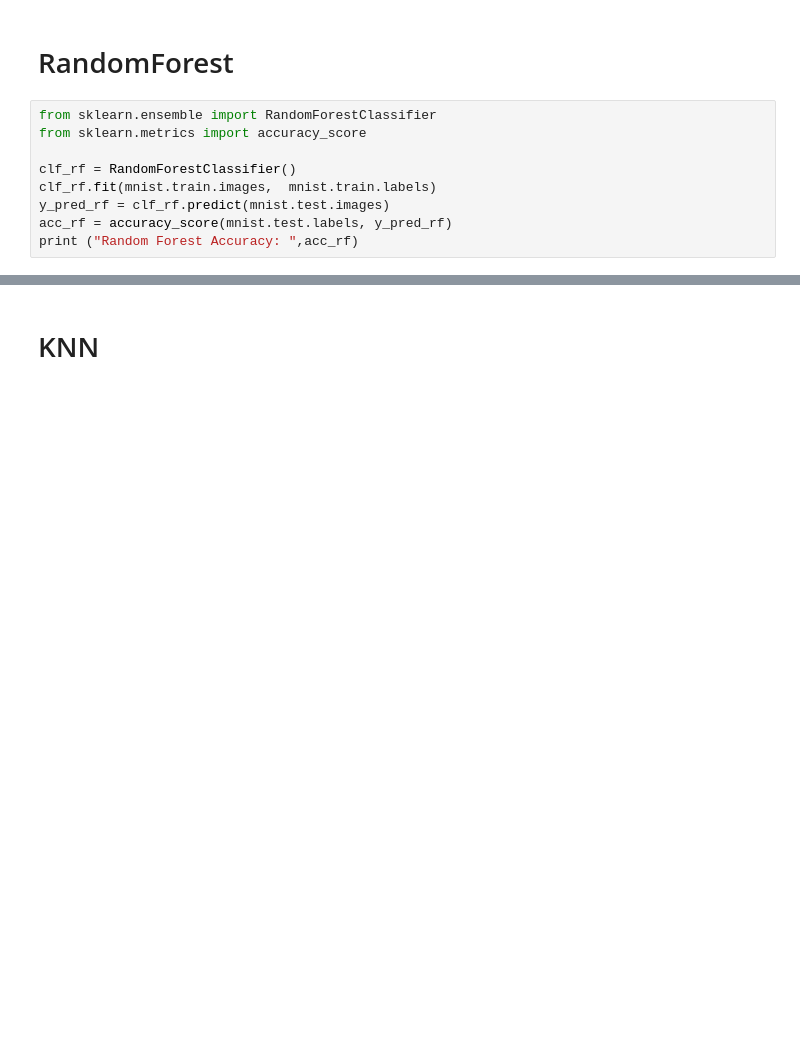
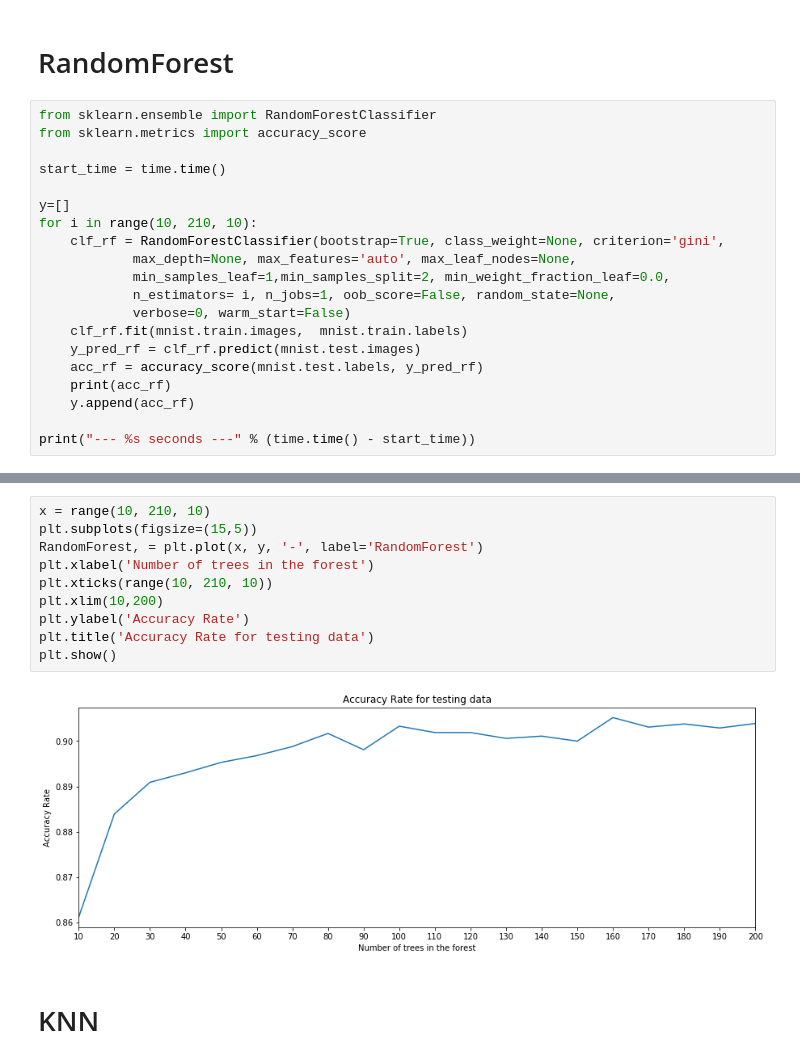
Before and after one commit to chloe0730000/LSE_Project_ST443_Deep_Learning, a Jupyter notebook: ST443_Project-Mnist-DataDescription.ipynb, the cells around one changed output, grey strips where cells are left out. Saved outputs shown, nothing was run; the diff lists cells and outputs as text; blank space fills up the shorter version.

Commit message:
add Random Forest, KNN

```diff
--- a/ST443_Project-Mnist-DataDescription.ipynb
+++ b/ST443_Project-Mnist-DataDescription.ipynb
@@ -318,8 +322,19 @@ plt.show()
 from sklearn.ensemble import RandomForestClassifier
 from sklearn.metrics import accuracy_score
 
-clf_rf = RandomForestClassifier()
-clf_rf.fit(mnist.train.images,  mnist.train.labels)
-y_pred_rf = clf_rf.predict(mnist.test.images)
-acc_rf = accuracy_score(mnist.test.labels, y_pred_rf)
-print ("Random Forest Accuracy: ",acc_rf)
+start_time = time.time()
+
+y=[]
+for i in range(10, 210, 10):
+    clf_rf = RandomForestClassifier(bootstrap=True, class_weight=None, criterion='gini',
+            max_depth=None, max_features='auto', max_leaf_nodes=None,
+            min_samples_leaf=1,min_samples_split=2, min_weight_fraction_leaf=0.0,
+            n_estimators= i, n_jobs=1, oob_score=False, random_state=None,
+            verbose=0, warm_start=False)
+    clf_rf.fit(mnist.train.images,  mnist.train.labels)
+    y_pred_rf = clf_rf.predict(mnist.test.images)
+    acc_rf = accuracy_score(mnist.test.labels, y_pred_rf)
+    print(acc_rf)
+    y.append(acc_rf)
+
+print("--- %s seconds ---" % (time.time() - start_time))
@@ -326,3 +359,15 @@ print ("Random Forest Accuracy: ",acc_rf)
+# %%
+x = range(10, 210, 10)
+plt.subplots(figsize=(15,5))
+RandomForest, = plt.plot(x, y, '-', label='RandomForest')
+plt.xlabel('Number of trees in the forest')
+plt.xticks(range(10, 210, 10))
+plt.xlim(10,200)
+plt.ylabel('Accuracy Rate')
+plt.title('Accuracy Rate for testing data')
+plt.show()
+# %% [output]
+[figure, added]
 # %% [markdown]
 # KNN
 # %%
```
Also changed, not shown: parts of 4 cells of this notebook.
